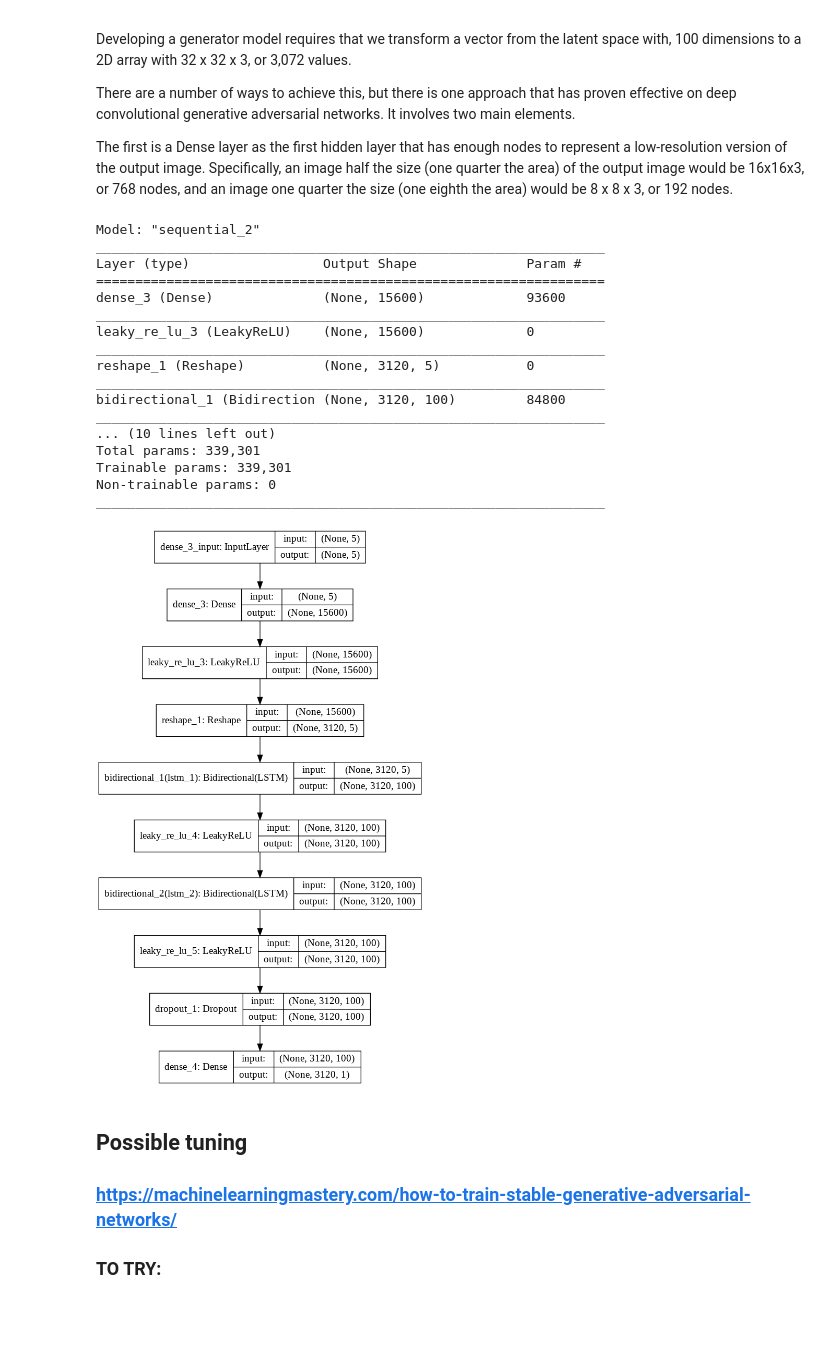
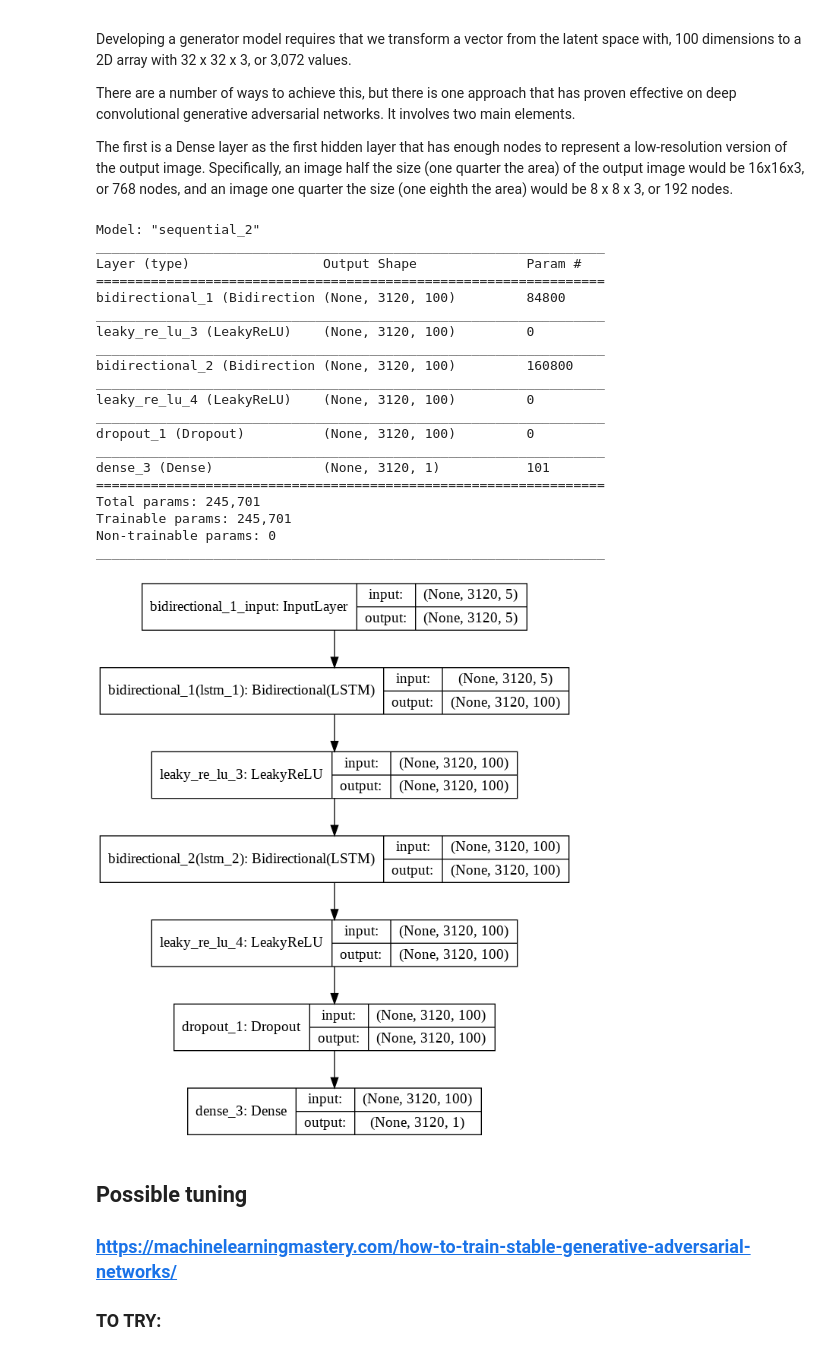
Before and after one commit to Shegy12/GAN-for-generating-artificial-ECG-data, a Jupyter notebook: GANy.ipynb, the cells around one changed output. Cells and saved outputs as stored; diff of their text form; code cells hidden in the pictures; blank space fills up the shorter version.

```diff
--- a/GANy.ipynb
+++ b/GANy.ipynb
@@ -833,11 +842,15 @@ The first is a Dense layer as the first hidden layer that has enough nodes to re
 # %%
 def define_generator(latent_dim):
   model = Sequential()
-  model.add(Dense(3120*latent_dim, input_dim=latent_dim))
-  model.add(LeakyReLU(alpha=0.2))
-  model.add(Reshape((3120, latent_dim)))
-  # expected input data shape: (batch_size, timesteps, data_dim)
-  model.add(Bidirectional(LSTM(100, return_sequences=True,input_shape=(3120,latent_dim)), merge_mode='sum')) # input_shape=(batch_size,3120,latent_dim)
+
+  #latent space method 2
+
+  #model.add(Dense(3120*latent_dim, input_dim=latent_dim))
+  #model.add(LeakyReLU(alpha=0.2))
+  #model.add(Reshape((3120, latent_dim)))
+  #model.add(Bidirectional(LSTM(100, return_sequences=True,input_shape=(3120,latent_dim)), merge_mode='sum')) # input_shape=(batch_size,3120,latent_dim)
+
+  model.add(Bidirectional(LSTM(100, return_sequences=True), input_shape=(3120,latent_dim), merge_mode='sum'))
   model.add(LeakyReLU(alpha=0.2))
   model.add(Bidirectional(LSTM(100, return_sequences=True),merge_mode='sum'))
   model.add(LeakyReLU(alpha=0.2))
@@ -868,43 +881,46 @@ generator_model = define_generator(latent_dim)
 # summarize the model
 generator_model.summary()
 # plot the model
 plot_model(generator_model, to_file='generator_plot.png', show_shapes=True, show_layer_names=True)
 
 
 # NOTES:
 
 # 1 Return sequences - TRUE
 # 2 Use dropout of 50 percent during train and generation. - ALREADY USING
 # 3 Normalize inputs to the range [-1, 1] and use tanh in the generator output. - DONE
 # 4 Recurrent_activation: Activation function to use for the recurrent step (see activations). Default: hard sigmoid (hard_sigmoid).
 #   If you pass None, no activation is applied (ie. "linear" activation: a(x) = x).
 # 5 LSTMs are sensitive to the scale of the input data, specifically when the sigmoid (default) or tanh activation functions are used.
 #   It can be a good practice to rescale the data to the range of 0-to-1, also called normalizing. ” alebo [-1,1] ak mam tanh
 
 # OPTIMALIZATION OPTIONS:
 
 # 1 Use Leaky ReLU in the generator and discriminator.
 # 2 The best practice for DCAGAN models reported in the paper is to initialize all weights using
 #   a zero-centered Gaussian distribution (the normal or bell-shaped distribution) with a standard deviation of 0.02.
 # %% [output]
 Model: "sequential_2"
 _________________________________________________________________
 Layer (type)                 Output Shape              Param #
 =================================================================
-dense_3 (Dense)              (None, 15600)             93600
-_________________________________________________________________
-leaky_re_lu_3 (LeakyReLU)    (None, 15600)             0
-_________________________________________________________________
-reshape_1 (Reshape)          (None, 3120, 5)           0
-_________________________________________________________________
 bidirectional_1 (Bidirection (None, 3120, 100)         84800
 _________________________________________________________________
-... (10 lines left out)
-Total params: 339,301
-Trainable params: 339,301
+leaky_re_lu_3 (LeakyReLU)    (None, 3120, 100)         0
+_________________________________________________________________
+bidirectional_2 (Bidirection (None, 3120, 100)         160800
+_________________________________________________________________
+leaky_re_lu_4 (LeakyReLU)    (None, 3120, 100)         0
+_________________________________________________________________
+dropout_1 (Dropout)          (None, 3120, 100)         0
+_________________________________________________________________
+dense_3 (Dense)              (None, 3120, 1)           101
+=================================================================
+Total params: 245,701
+Trainable params: 245,701
 Non-trainable params: 0
 _________________________________________________________________
-[figure, old version]
+[figure, new version]
 # %% [markdown]
 ## Possible tuning
 
```
Also changed, not shown: parts of 5 cells of this notebook.
